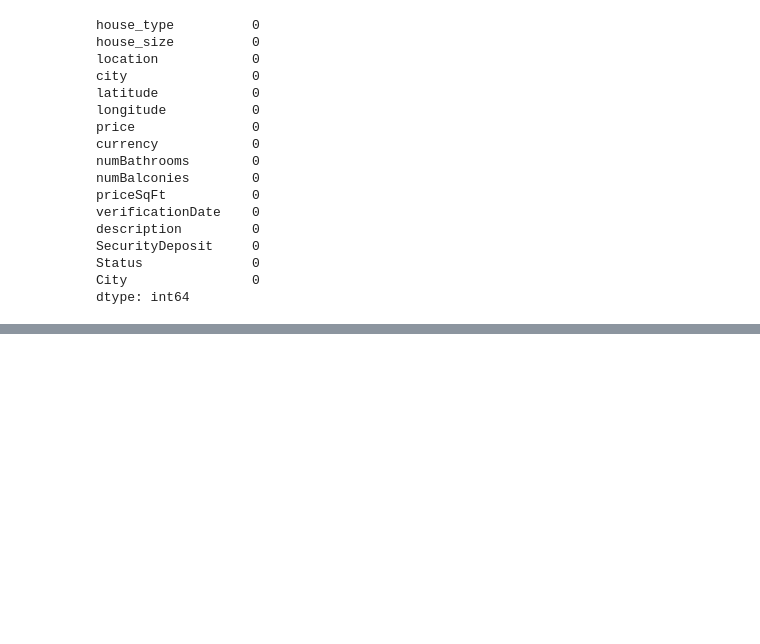
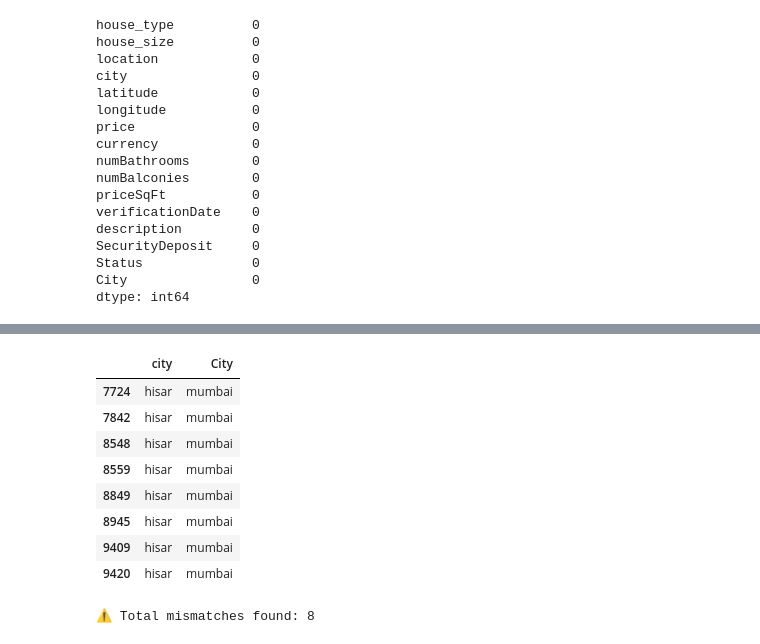
Before and after one commit to Gurdeepsingh-10/House_Price_Prediction-India-, a Jupyter notebook: backend/utils/preprocess.ipynb, the cells around one changed output, grey strips where cells are left out. Drawn from its saved outputs; the diff is of its cells as text; code cells hidden in the pictures; blank space fills up the shorter version.

```diff
--- a/backend/utils/preprocess.ipynb
+++ b/backend/utils/preprocess.ipynb
@@ -177,0 +246,15 @@ df.head()
+# %%
+mismatch = df[df['city'].str.lower().str.strip() != df['City'].str.lower().str.strip()]
+display(mismatch[['city', 'City']])
+print(f"⚠️ Total mismatches found: {len(mismatch)}")
+# %% [output]
+|  | city | City |
+| 7724 | hisar | mumbai |
+| 7842 | hisar | mumbai |
+| 8548 | hisar | mumbai |
+| 8559 | hisar | mumbai |
+| 8849 | hisar | mumbai |
+| 8945 | hisar | mumbai |
+| 9409 | hisar | mumbai |
+| 9420 | hisar | mumbai |
+⚠️ Total mismatches found: 8
```
Also changed, not shown: parts of 28 cells of this notebook.
